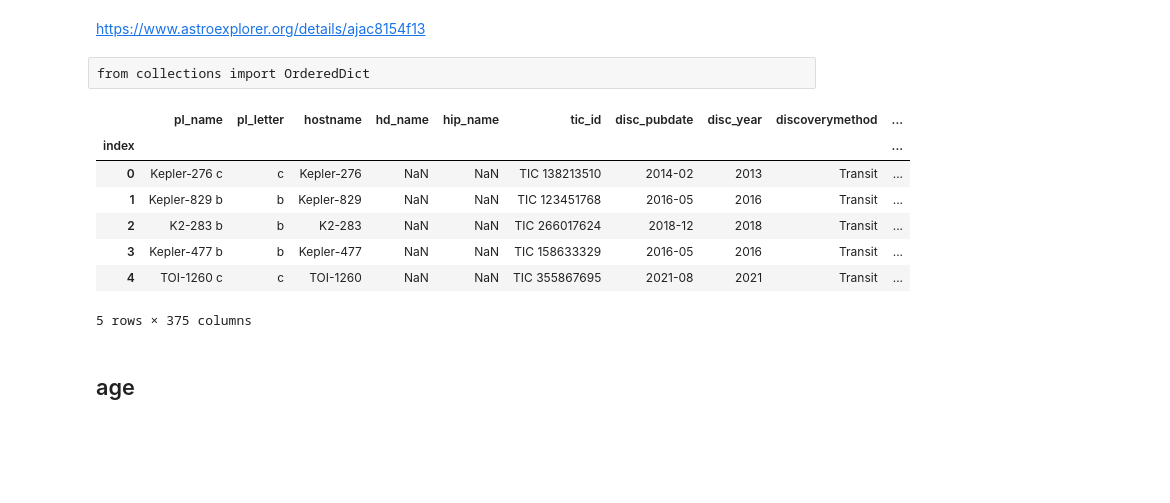
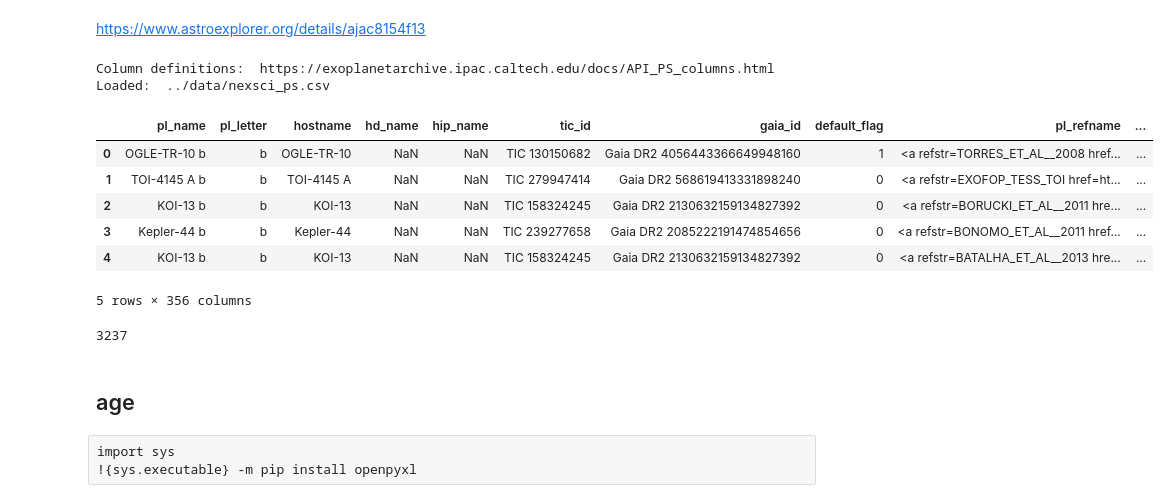
Before and after one commit to jpdeleon/wakai, a Jupyter notebook: notebooks/fig_context.ipynb, the cells around one changed output. Cells and saved outputs as stored; diff of their text form; code cells hidden in the pictures; blank space fills up the shorter version.

```diff
--- a/notebooks/fig_context.ipynb
+++ b/notebooks/fig_context.ipynb
@@ -1,34 +1,28 @@
 # %% [markdown]
 https://www.astroexplorer.org/details/ajac8154f13
-# %% [raw]
-from collections import OrderedDict
-# %%
-from astroquery.ipac.nexsci.nasa_exoplanet_archive import NasaExoplanetArchive
-import pandas as pd
-
-redownload = False
-
-fp = '../data/nexsci_data.csv'
-if redownload:
-    #pstable combines data from the Confirmed Planets and Extended Planet Parameters tables
-    tab = NasaExoplanetArchive.query_criteria(table="pscomppars",
-                                             where="discoverymethod like 'Transit'"
-                                            )
-    df = tab.to_pandas()
-    df.to_csv(fp, index=True)
-else:
-    df = pd.read_csv(fp, index_col=0)
-    df.index.name = 'index'
-df.head()
-# %% [output]
-|  | pl_name | pl_letter | hostname | hd_name | hip_name | tic_id | disc_pubdate | disc_year | discoverymethod | ... |
-| index |  |  |  |  |  |  |  |  |  | ... |
-| 0 | Kepler-276 c | c | Kepler-276 | NaN | NaN | TIC 138213510 | 2014-02 | 2013 | Transit | ... |
-| 1 | Kepler-829 b | b | Kepler-829 | NaN | NaN | TIC 123451768 | 2016-05 | 2016 | Transit | ... |
-| 2 | K2-283 b | b | K2-283 | NaN | NaN | TIC 266017624 | 2018-12 | 2018 | Transit | ... |
-| 3 | Kepler-477 b | b | Kepler-477 | NaN | NaN | TIC 158633329 | 2016-05 | 2016 | Transit | ... |
-| 4 | TOI-1260 c | c | TOI-1260 | NaN | NaN | TIC 355867695 | 2021-08 | 2021 | Transit | ... |
-5 rows × 375 columns
+# %%
+import sys
+sys.path.insert(0, '../code/')
+from catalog import get_nexsci_data
+
+df = get_nexsci_data(table_name="ps", clobber=False)
+df.head()
+# %% [output]
+Column definitions:  https://exoplanetarchive.ipac.caltech.edu/docs/API_PS_columns.html
+Loaded:  ../data/nexsci_ps.csv
+|  | pl_name | pl_letter | hostname | hd_name | hip_name | tic_id | gaia_id | default_flag | pl_refname | ... |
+| 0 | OGLE-TR-10 b | b | OGLE-TR-10 | NaN | NaN | TIC 130150682 | Gaia DR2 4056443366649948160 | 1 | <a refstr=TORRES_ET_AL__2008 href... | ... |
+| 1 | TOI-4145 A b | b | TOI-4145 A | NaN | NaN | TIC 279947414 | Gaia DR2 568619413331898240 | 0 | <a refstr=EXOFOP_TESS_TOI href=ht... | ... |
+| 2 | KOI-13 b | b | KOI-13 | NaN | NaN | TIC 158324245 | Gaia DR2 2130632159134827392 | 0 | <a refstr=BORUCKI_ET_AL__2011 hre... | ... |
+| 3 | Kepler-44 b | b | Kepler-44 | NaN | NaN | TIC 239277658 | Gaia DR2 2085222191474854656 | 0 | <a refstr=BONOMO_ET_AL__2011 href... | ... |
+| 4 | KOI-13 b | b | KOI-13 | NaN | NaN | TIC 158324245 | Gaia DR2 2130632159134827392 | 0 | <a refstr=BATALHA_ET_AL__2013 hre... | ... |
+5 rows × 356 columns
+# %%
+idx = df['default_flag'] == 1
+hostnames = df[idx].hostname.unique()
+len(hostnames)
+# %% [output]
+3237
 # %%
 import astropy.units as u
 
@@ -39,6 +33,9 @@ idx = (transit.pl_orbper>0) & (transit.pl_rade>0) & (transit.st_mass>0)
 transit = transit[idx]
 # %% [markdown]
 ## age
+# %% [raw]
+import sys
+!{sys.executable} -m pip install openpyxl
 # %%
 import pandas as pd
 
```
Also changed, not shown: parts of 12 cells of this notebook, 33 other files.
